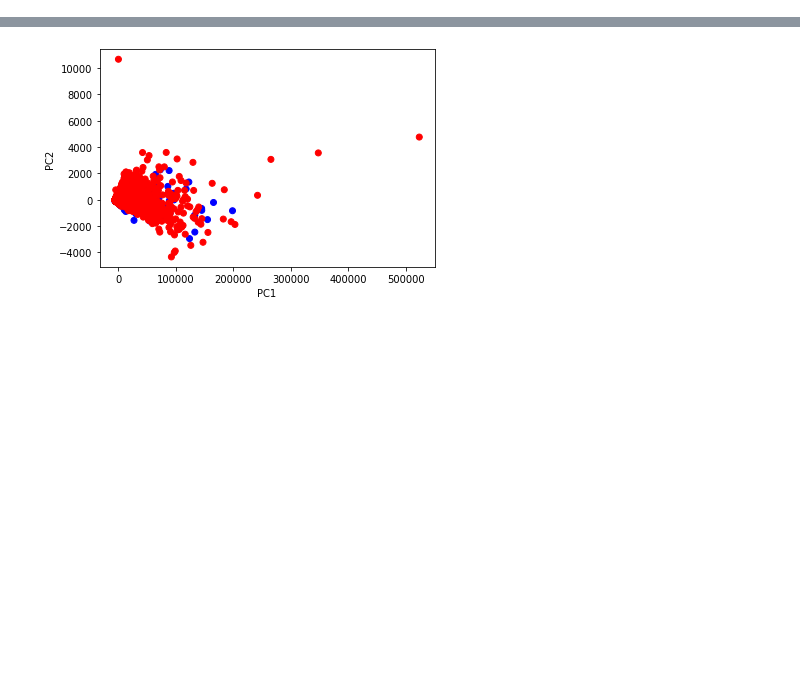
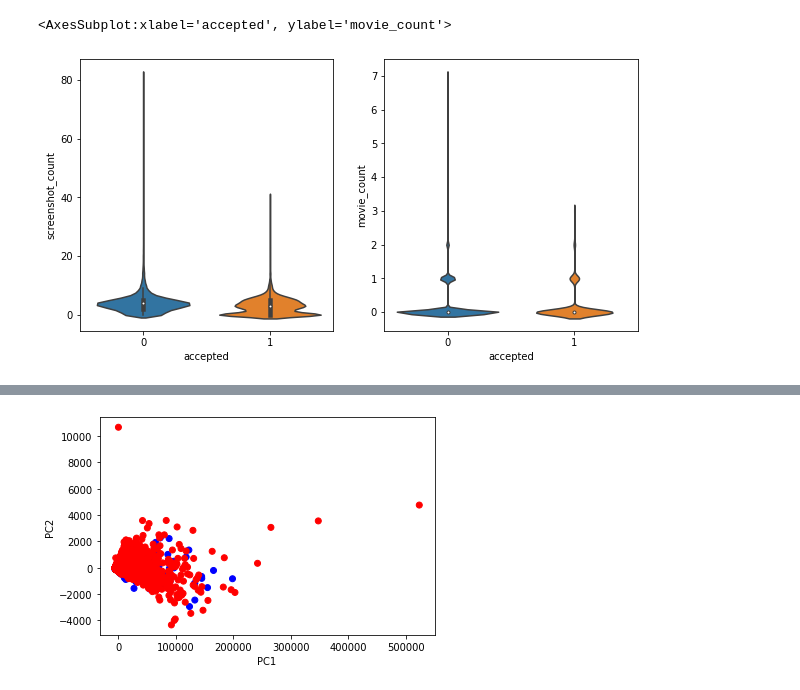
Before and after one commit to LironMat/ds_project, a Jupyter notebook: eda.ipynb, the cells around one changed output, grey strips where cells are left out. Cells and saved outputs as stored; diff of their text form; code cells hidden in the pictures; blank space fills up the shorter version.

```diff
--- a/eda.ipynb
+++ b/eda.ipynb
@@ -10,7 +10,7 @@ pd.set_option('display.max_columns', None)
 
 %matplotlib inline
 # %%
-data_df = pd.read_csv('final_data.csv')
+data_df = pd.read_csv('initial_data.csv',na_filter=False)
 
 classes = ['scout', 'soldier', 'pyro', 'demoman','heavy', 'engineer', 'medic', 'sniper', 'spy']
 item_slots = ['headgear','misc','taunt','weapon']
@@ -42,3 +65,11 @@ sns.violinplot(data=data_df,x='accepted',y='screenshot_count')
+# %%
+fig,axes = plt.subplots(1,2,facecolor='white',figsize=(10,5))
+
+sns.violinplot(data=data_df,x='accepted',y='screenshot_count',ax=axes[0])
+sns.violinplot(data=data_df,x='accepted',y='movie_count',ax=axes[1])
+# %% [output]
+<AxesSubplot:xlabel='accepted', ylabel='movie_count'>
+[figure, added]
 # %%
 fig,axes = plt.subplots(1,3,figsize=(20,5))
 
```
Also changed, not shown: parts of 17 cells of this notebook, 7 other files.
